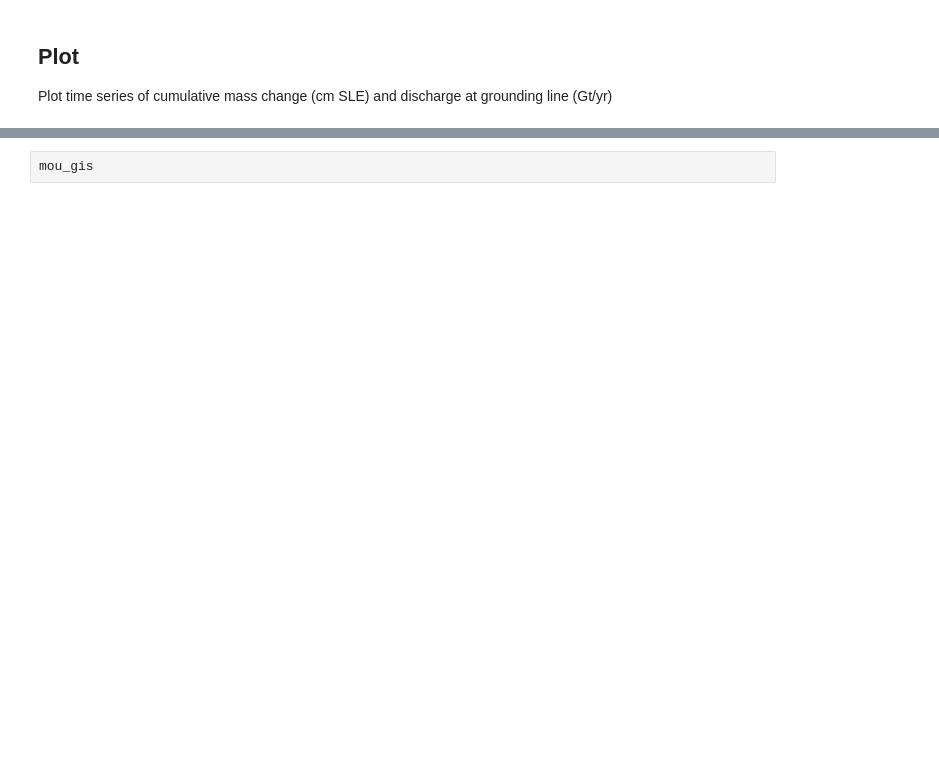
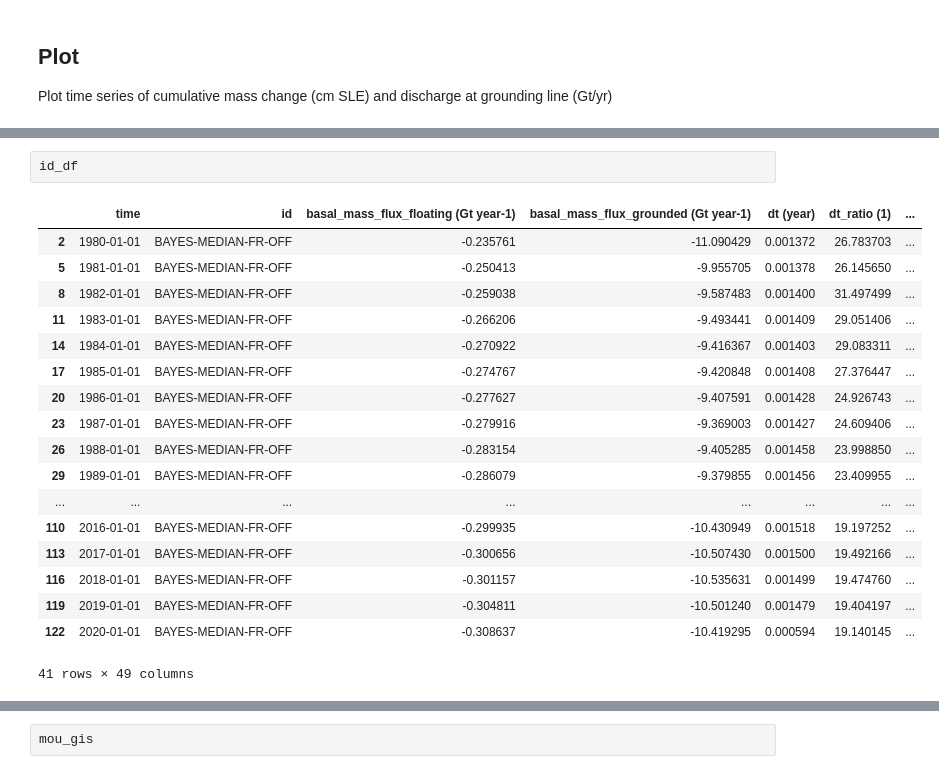
Before and after one commit to pism/pism-ragis, a Jupyter notebook: notebooks/analyze_ensembles_2.ipynb, the cells around one changed output, grey strips where cells are left out. Drawn from its saved outputs; the diff is of its cells as text; blank space fills up the shorter version.

```diff
--- a/notebooks/analyze_ensembles_2.ipynb
+++ b/notebooks/analyze_ensembles_2.ipynb
@@ -424,3 +441,24 @@ fig.savefig(fig_dir / "ragis-comp_scalar_1980-2020.png", dpi=600)
+# %%
+id_df
+# %% [output]
+|  | time | id | basal_mass_flux_floating (Gt year-1) | basal_mass_flux_grounded (Gt year-1) | dt (year) | dt_ratio (1) | ... |
+| 2 | 1980-01-01 | BAYES-MEDIAN-FR-OFF | -0.235761 | -11.090429 | 0.001372 | 26.783703 | ... |
+| 5 | 1981-01-01 | BAYES-MEDIAN-FR-OFF | -0.250413 | -9.955705 | 0.001378 | 26.145650 | ... |
+| 8 | 1982-01-01 | BAYES-MEDIAN-FR-OFF | -0.259038 | -9.587483 | 0.001400 | 31.497499 | ... |
+| 11 | 1983-01-01 | BAYES-MEDIAN-FR-OFF | -0.266206 | -9.493441 | 0.001409 | 29.051406 | ... |
+| 14 | 1984-01-01 | BAYES-MEDIAN-FR-OFF | -0.270922 | -9.416367 | 0.001403 | 29.083311 | ... |
+| 17 | 1985-01-01 | BAYES-MEDIAN-FR-OFF | -0.274767 | -9.420848 | 0.001408 | 27.376447 | ... |
+| 20 | 1986-01-01 | BAYES-MEDIAN-FR-OFF | -0.277627 | -9.407591 | 0.001428 | 24.926743 | ... |
+| 23 | 1987-01-01 | BAYES-MEDIAN-FR-OFF | -0.279916 | -9.369003 | 0.001427 | 24.609406 | ... |
+| 26 | 1988-01-01 | BAYES-MEDIAN-FR-OFF | -0.283154 | -9.405285 | 0.001458 | 23.998850 | ... |
+| 29 | 1989-01-01 | BAYES-MEDIAN-FR-OFF | -0.286079 | -9.379855 | 0.001456 | 23.409955 | ... |
+| ... | ... | ... | ... | ... | ... | ... | ... |
+| 110 | 2016-01-01 | BAYES-MEDIAN-FR-OFF | -0.299935 | -10.430949 | 0.001518 | 19.197252 | ... |
+| 113 | 2017-01-01 | BAYES-MEDIAN-FR-OFF | -0.300656 | -10.507430 | 0.001500 | 19.492166 | ... |
+| 116 | 2018-01-01 | BAYES-MEDIAN-FR-OFF | -0.301157 | -10.535631 | 0.001499 | 19.474760 | ... |
+| 119 | 2019-01-01 | BAYES-MEDIAN-FR-OFF | -0.304811 | -10.501240 | 0.001479 | 19.404197 | ... |
+| 122 | 2020-01-01 | BAYES-MEDIAN-FR-OFF | -0.308637 | -10.419295 | 0.000594 | 19.140145 | ... |
+41 rows × 49 columns
 # %%
 plt.rc('font', size=10)
 plt.style.use("tableau-colorblind10")
```
Also changed, not shown: parts of 19 cells of this notebook, 2 other files.
